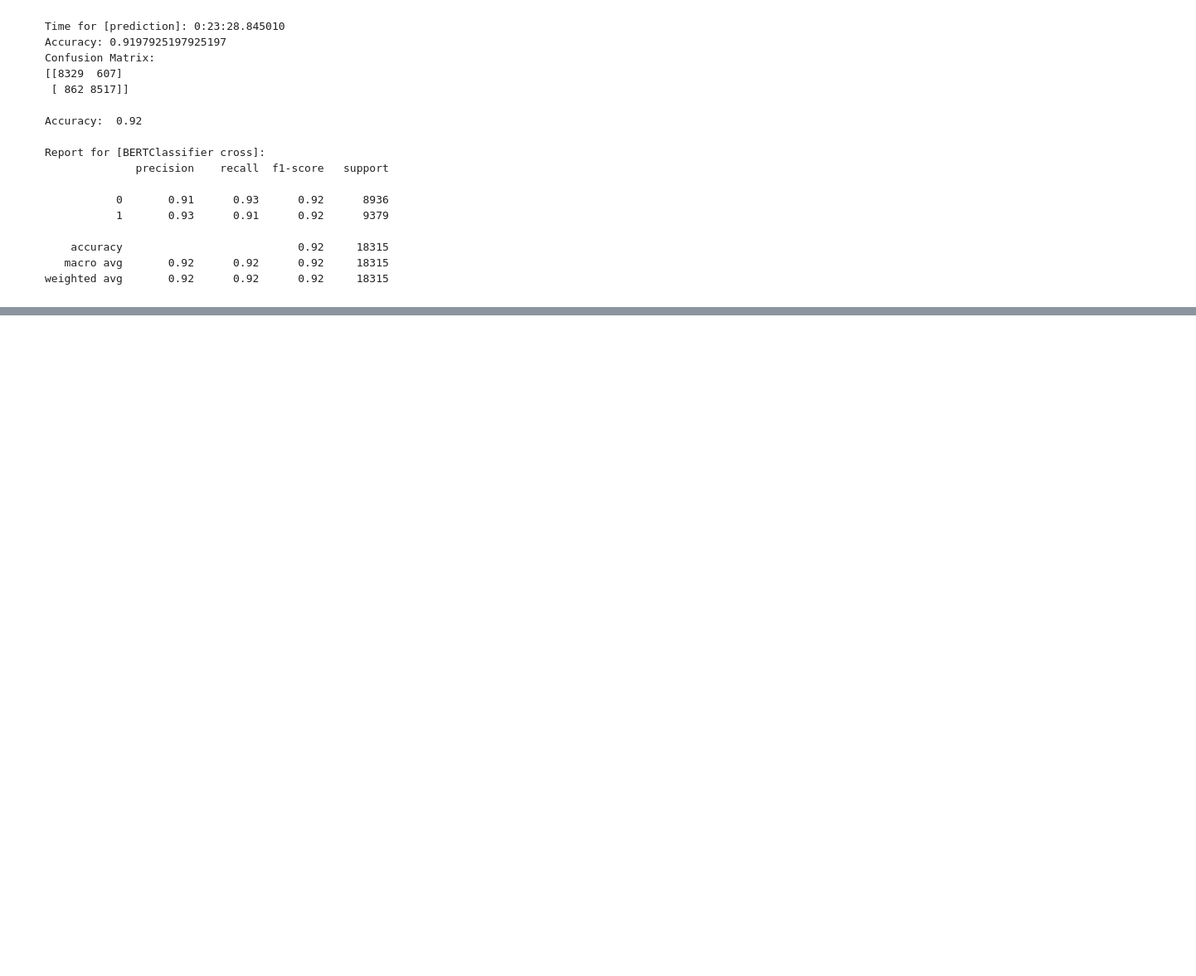
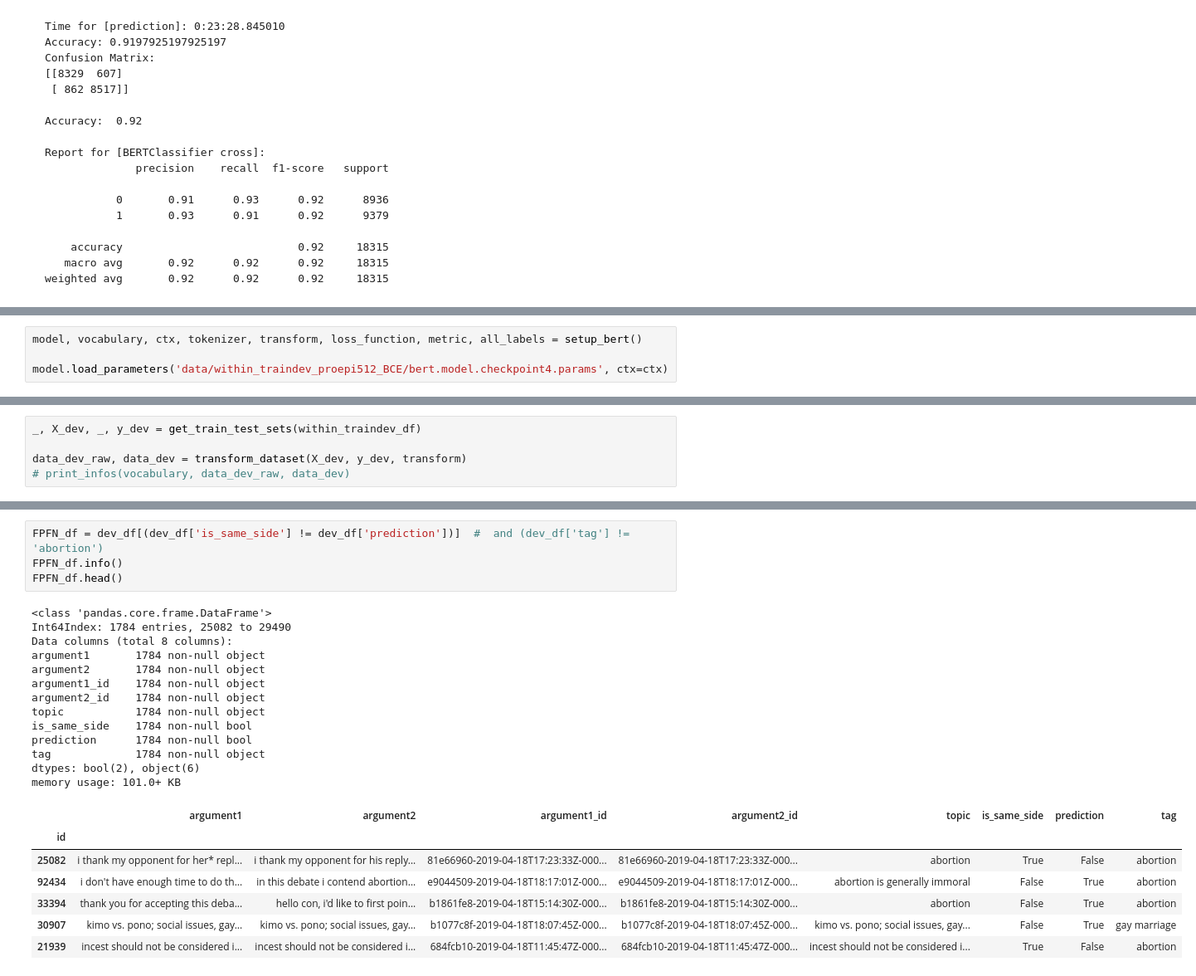
Before and after one commit to webis-de/SAMESIDE-19, a Jupyter notebook: same-side-classification-bert-BCE-prolog+epilog.ipynb, the cells around one changed output, grey strips where cells are left out. Shown at 83% size. Cells and saved outputs as stored; diff of their text form; blank space fills up the shorter version.

```diff
--- a/same-side-classification-bert-BCE-prolog+epilog.ipynb
+++ b/same-side-classification-bert-BCE-prolog+epilog.ipynb
@@ -1313,0 +1347,4 @@ weighted avg       0.92      0.92      0.92     18315
+# %%
+model, vocabulary, ctx, tokenizer, transform, loss_function, metric, all_labels = setup_bert()
+
+model.load_parameters('data/within_traindev_proepi512_BCE/bert.model.checkpoint4.params', ctx=ctx)
@@ -1313,0 +1369,5 @@ weighted avg       0.92      0.92      0.92     18315
+# %%
+_, X_dev, _, y_dev = get_train_test_sets(within_traindev_df)
+
+data_dev_raw, data_dev = transform_dataset(X_dev, y_dev, transform)
+# print_infos(vocabulary, data_dev_raw, data_dev)
@@ -1313,0 +1429,25 @@ weighted avg       0.92      0.92      0.92     18315
+# %%
+FPFN_df = dev_df[(dev_df['is_same_side'] != dev_df['prediction'])]  #  and (dev_df['tag'] != 'abortion')
+FPFN_df.info()
+FPFN_df.head()
+# %% [output]
+<class 'pandas.core.frame.DataFrame'>
+Int64Index: 1784 entries, 25082 to 29490
+Data columns (total 8 columns):
+argument1       1784 non-null object
+argument2       1784 non-null object
+argument1_id    1784 non-null object
+argument2_id    1784 non-null object
+topic           1784 non-null object
+is_same_side    1784 non-null bool
+prediction      1784 non-null bool
+tag             1784 non-null object
+dtypes: bool(2), object(6)
+memory usage: 101.0+ KB
+|  | argument1 | argument2 | argument1_id | argument2_id | topic | is_same_side | prediction | tag |
+| id |  |  |  |  |  |  |  |  |
+| 25082 | i thank my opponent for her* repl... | i thank my opponent for his reply... | 81e66960-2019-04-18T17:23:33Z-000... | 81e66960-2019-04-18T17:23:33Z-000... | abortion | True | False | abortion |
+| 92434 | i don't have enough time to do th... | in this debate i contend abortion... | e9044509-2019-04-18T18:17:01Z-000... | e9044509-2019-04-18T18:17:01Z-000... | abortion is generally immoral | False | True | abortion |
+| 33394 | thank you for accepting this deba... | hello con, i'd like to first poin... | b1861fe8-2019-04-18T15:14:30Z-000... | b1861fe8-2019-04-18T15:14:30Z-000... | abortion | False | True | abortion |
+| 30907 | kimo vs. pono; social issues, gay... | kimo vs. pono; social issues, gay... | b1077c8f-2019-04-18T18:07:45Z-000... | b1077c8f-2019-04-18T18:07:45Z-000... | kimo vs. pono; social issues, gay... | False | True | gay marriage |
+| 21939 | incest should not be considered i... | incest should not be considered i... | 684fcb10-2019-04-18T11:45:47Z-000... | 684fcb10-2019-04-18T11:45:47Z-000... | incest should not be considered i... | True | False | abortion |
```
Also changed, not shown: parts of 15 cells of this notebook.
